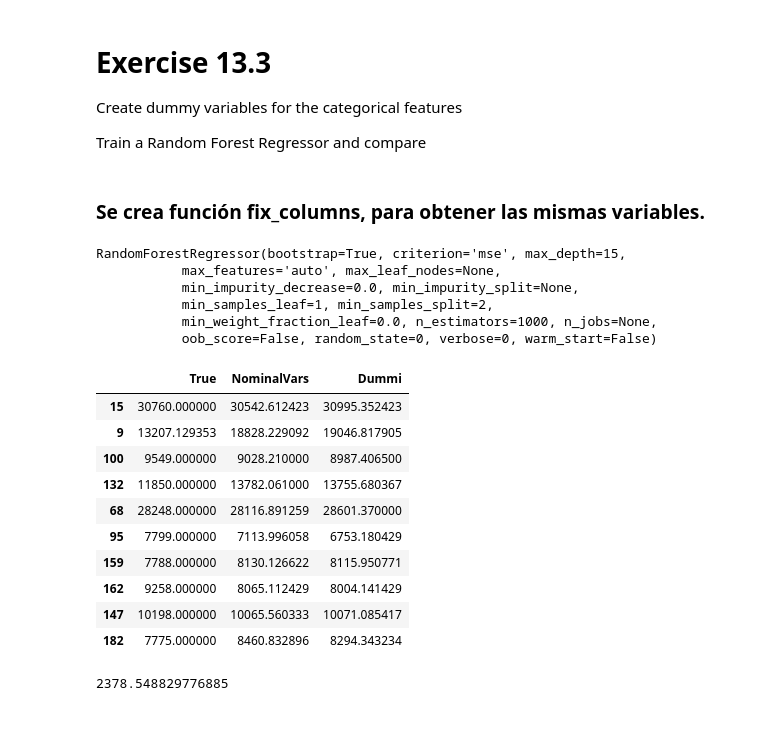
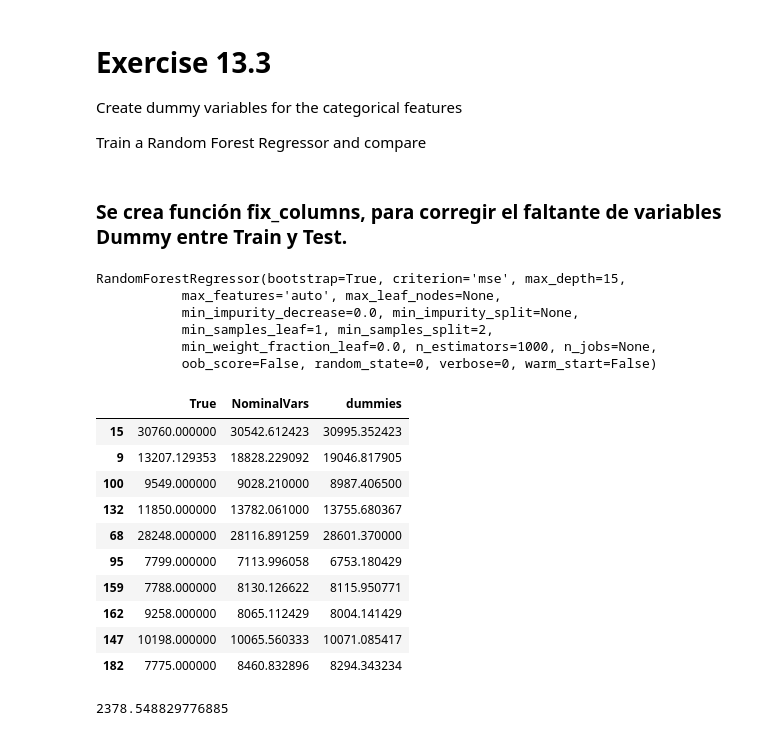
Before and after one commit to rodrigoamorteguiaros/Uniandes---Analytics, a Jupyter notebook: E13_CategoricalEncoding.ipynb, the cells around one changed output. Cells and saved outputs as stored; diff of their text form; code cells hidden in the pictures.

```diff
--- a/E13_CategoricalEncoding.ipynb
+++ b/E13_CategoricalEncoding.ipynb
@@ -309,7 +309,7 @@ Create dummy variables for the categorical features
 
 Train a Random Forest Regressor and compare
 # %% [markdown]
-### Se crea función fix_columns, para obtener las mismas variables.
+### Se crea función fix_columns, para corregir el faltante de variables Dummy entre Train y Test.
 # %%
 def fix_columns( d, columns ):
   #Rellena las columnas faltantes con valores 0
@@ -335,10 +335,10 @@ RandomForestRegressor(bootstrap=True, criterion='mse', max_depth=15,
            min_weight_fraction_leaf=0.0, n_estimators=1000, n_jobs=None,
            oob_score=False, random_state=0, verbose=0, warm_start=False)
 # %%
-dfResult['Dummi'] = regr.predict(X_test)
+dfResult['dummies'] = regr.predict(X_test)
 dfResult.head(10)
 # %% [output]
-|  | True | NominalVars | Dummi |
+|  | True | NominalVars | dummies |
 | 15 | 30760.000000 | 30542.612423 | 30995.352423 |
 | 9 | 13207.129353 | 18828.229092 | 19046.817905 |
 | 100 | 9549.000000 | 9028.210000 | 8987.406500 |
```
Also changed, not shown: parts of 23 cells of this notebook.
